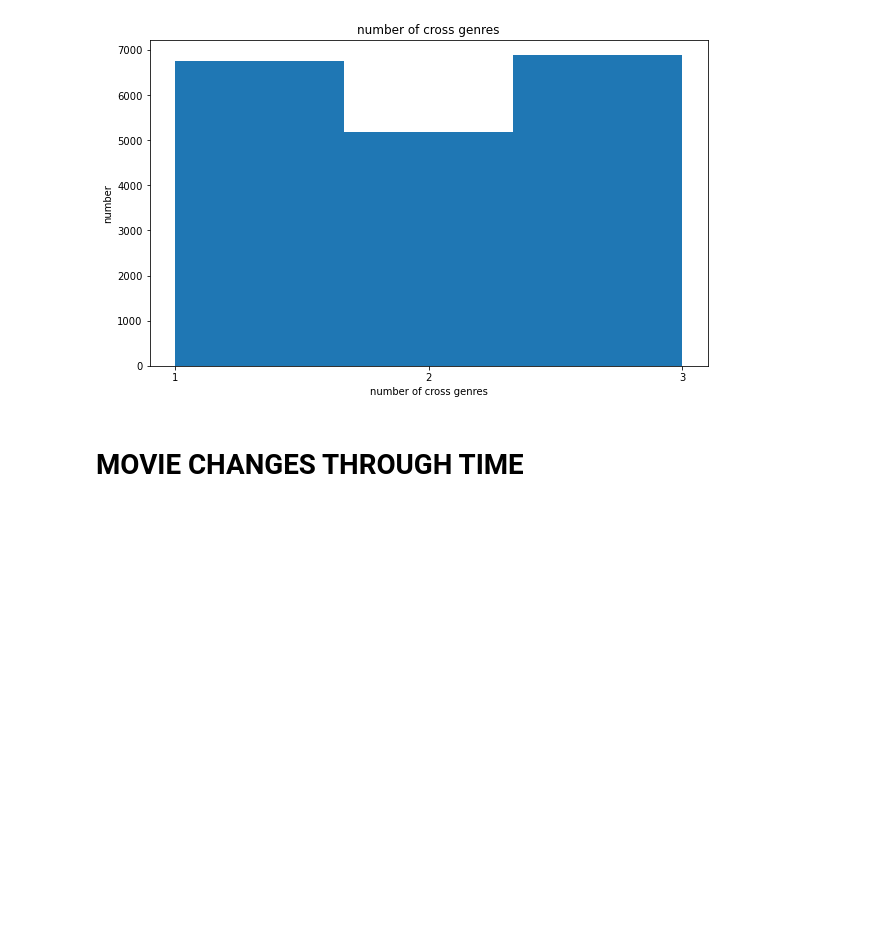
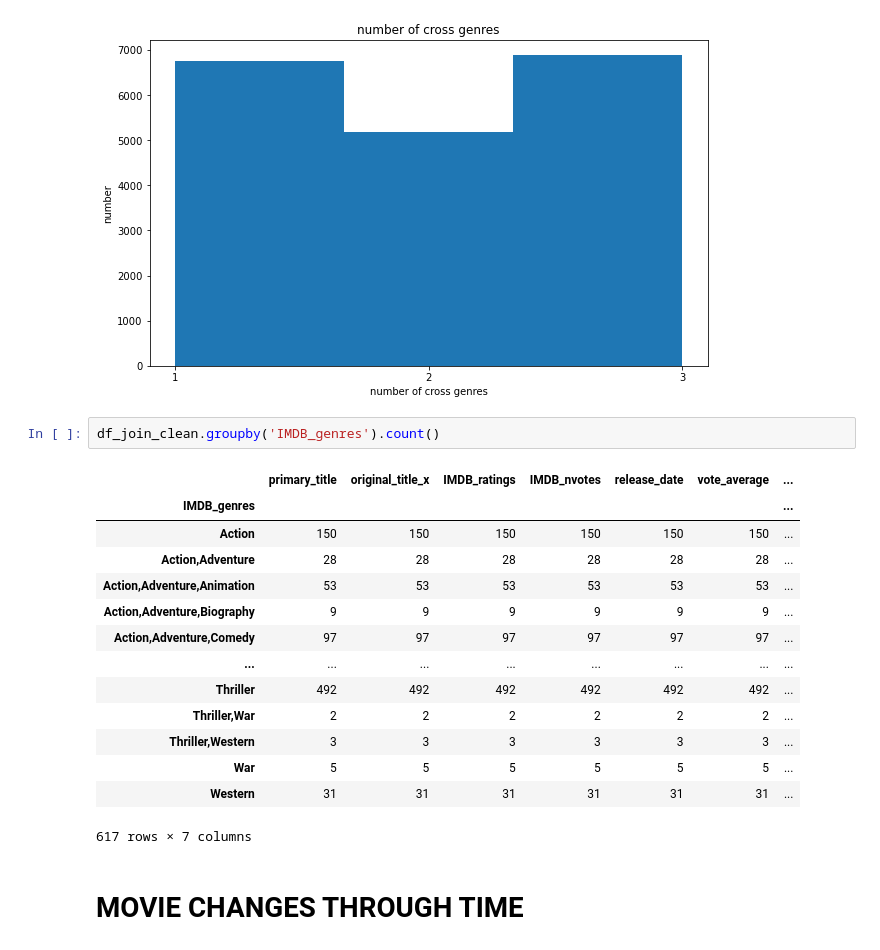
Before and after one commit to learn-co-curriculum/dsc-phase-1-project-v2-4, a Jupyter notebook: hy_data_preperation.ipynb, the cells around one changed output. Drawn from its saved outputs; the diff is of its cells as text; blank space fills up the shorter version.

```diff
--- a/hy_data_preperation.ipynb
+++ b/hy_data_preperation.ipynb
@@ -337,6 +391,23 @@ ax.set_ylabel('number');
 # 1/2/3 genres are similar
 # %% [output]
 [figure]
+# %%
+df_join_clean.groupby('IMDB_genres').count()
+# %% [output]
+|  | primary_title | original_title_x | IMDB_ratings | IMDB_nvotes | release_date | vote_average | ... |
+| IMDB_genres |  |  |  |  |  |  | ... |
+| Action | 150 | 150 | 150 | 150 | 150 | 150 | ... |
+| Action,Adventure | 28 | 28 | 28 | 28 | 28 | 28 | ... |
+| Action,Adventure,Animation | 53 | 53 | 53 | 53 | 53 | 53 | ... |
+| Action,Adventure,Biography | 9 | 9 | 9 | 9 | 9 | 9 | ... |
+| Action,Adventure,Comedy | 97 | 97 | 97 | 97 | 97 | 97 | ... |
+| ... | ... | ... | ... | ... | ... | ... | ... |
+| Thriller | 492 | 492 | 492 | 492 | 492 | 492 | ... |
+| Thriller,War | 2 | 2 | 2 | 2 | 2 | 2 | ... |
+| Thriller,Western | 3 | 3 | 3 | 3 | 3 | 3 | ... |
+| War | 5 | 5 | 5 | 5 | 5 | 5 | ... |
+| Western | 31 | 31 | 31 | 31 | 31 | 31 | ... |
+617 rows × 7 columns
 # %% [markdown]
 # MOVIE CHANGES THROUGH TIME
 # %% [markdown]
```
Also changed, not shown: parts of 9 cells of this notebook.
